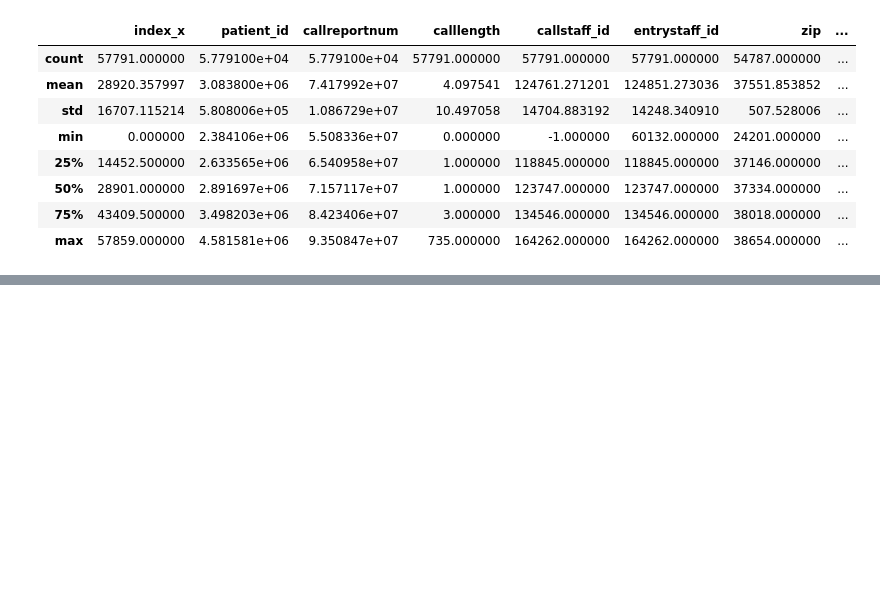
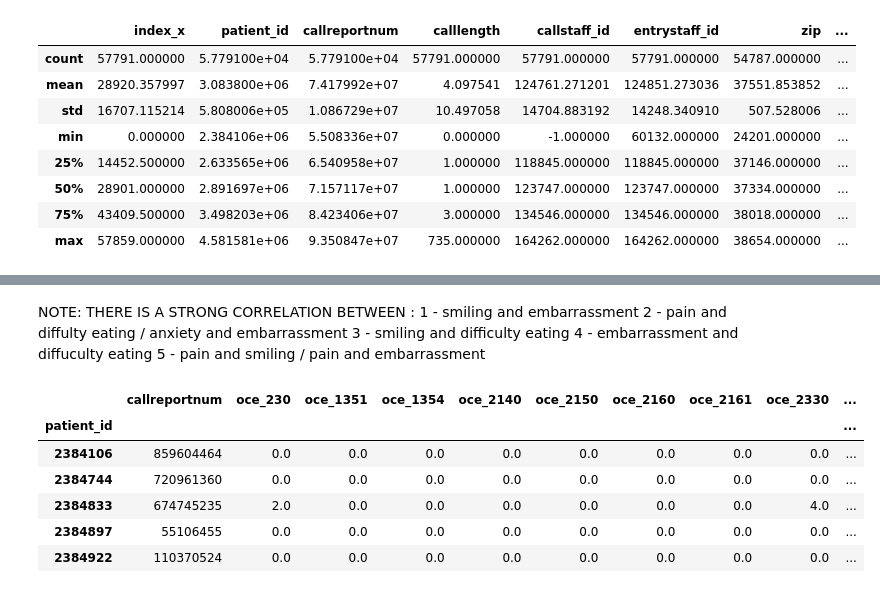
Before and after one commit to Rhunsilval/smile_on_python, a Jupyter notebook: notebooks/02_smileon_exploration.ipynb, the cells around one changed output, grey strips where cells are left out. Cells and saved outputs as stored; diff of their text form; code cells hidden in the pictures; blank space fills up the shorter version.

```diff
--- a/notebooks/02_smileon_exploration.ipynb
+++ b/notebooks/02_smileon_exploration.ipynb
@@ -419,0 +431,17 @@ visual_smileon.corr()
+# %% [markdown]
+NOTE: THERE IS A STRONG CORRELATION BETWEEN :
+1 - smiling and embarrassment
+2 - pain and diffulty eating / anxiety and embarrassment
+3 - smiling and difficulty eating
+4 - embarrassment and diffuculty eating
+5 - pain and smiling / pain and embarrassment
+# %%
+visual_smileon.head()
+# %% [output]
+|  | callreportnum | oce_230 | oce_1351 | oce_1354 | oce_2140 | oce_2150 | oce_2160 | oce_2161 | oce_2330 | ... |
+| patient_id |  |  |  |  |  |  |  |  |  | ... |
+| 2384106 | 859604464 | 0.0 | 0.0 | 0.0 | 0.0 | 0.0 | 0.0 | 0.0 | 0.0 | ... |
+| 2384744 | 720961360 | 0.0 | 0.0 | 0.0 | 0.0 | 0.0 | 0.0 | 0.0 | 0.0 | ... |
+| 2384833 | 674745235 | 2.0 | 0.0 | 0.0 | 0.0 | 0.0 | 0.0 | 0.0 | 4.0 | ... |
+| 2384897 | 55106455 | 0.0 | 0.0 | 0.0 | 0.0 | 0.0 | 0.0 | 0.0 | 0.0 | ... |
+| 2384922 | 110370524 | 0.0 | 0.0 | 0.0 | 0.0 | 0.0 | 0.0 | 0.0 | 0.0 | ... |
```
Also changed, not shown: parts of 24 cells of this notebook, 1 other file.
